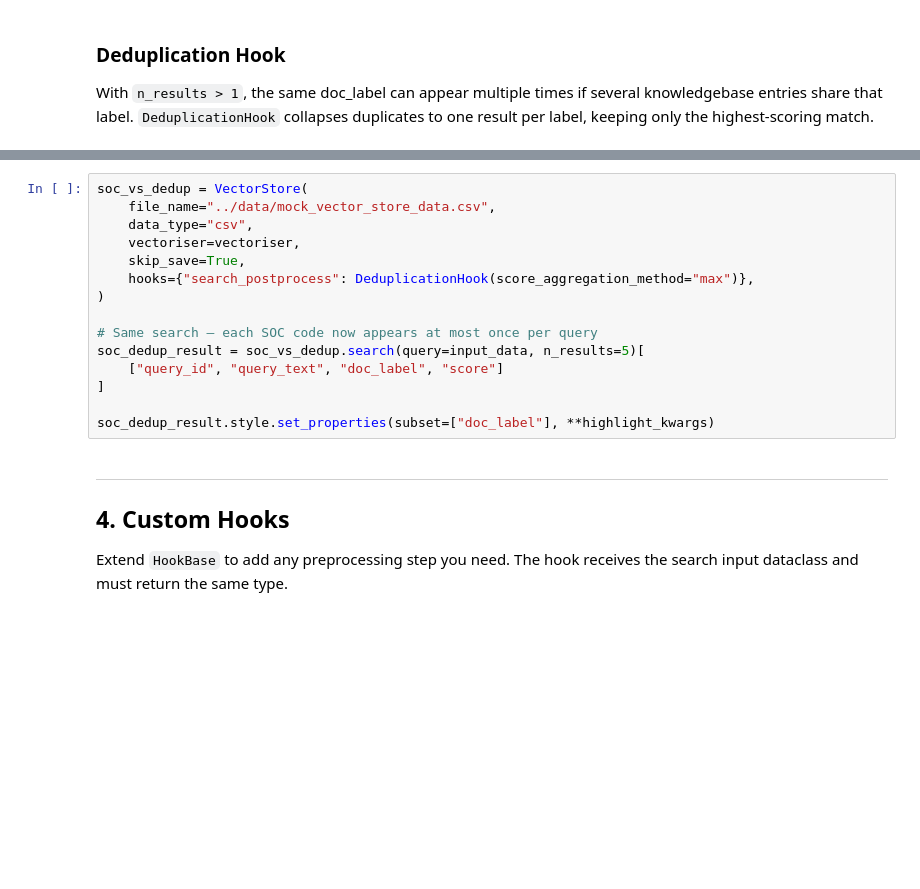
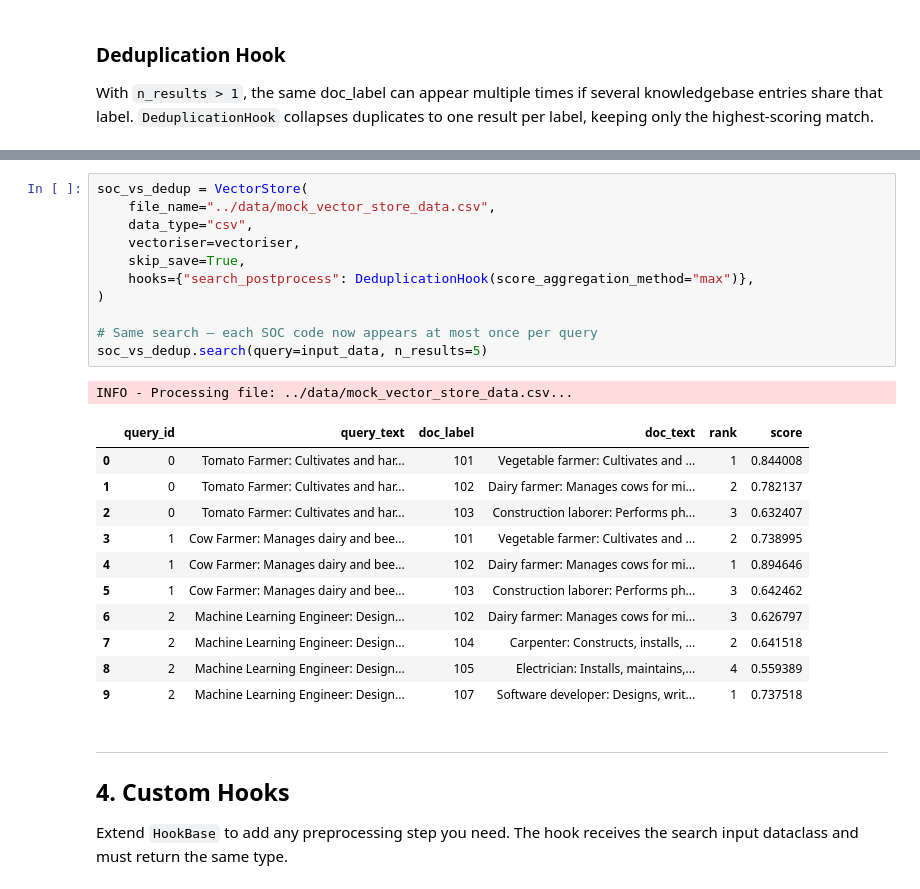
Before and after one commit to datasciencecampus/classifai_demo, a Jupyter notebook: notebooks/general_workflow_demo.ipynb, the cells around one changed output, grey strips where cells are left out. Cells and saved outputs as stored; diff of their text form; blank space fills up the shorter version.

```diff
--- a/notebooks/general_workflow_demo.ipynb
+++ b/notebooks/general_workflow_demo.ipynb
@@ -137,18 +178,27 @@ soc_result.style.set_properties(subset=["doc_label"], **highlight_kwargs)
 # %%
 soc_vs_dedup = VectorStore(
     file_name="../data/mock_vector_store_data.csv",
     data_type="csv",
     vectoriser=vectoriser,
     skip_save=True,
     hooks={"search_postprocess": DeduplicationHook(score_aggregation_method="max")},
 )
 
 # Same search — each SOC code now appears at most once per query
-soc_dedup_result = soc_vs_dedup.search(query=input_data, n_results=5)[
-    ["query_id", "query_text", "doc_label", "score"]
-]
-
-soc_dedup_result.style.set_properties(subset=["doc_label"], **highlight_kwargs)
+soc_vs_dedup.search(query=input_data, n_results=5)
+# %% [output]
+INFO - Processing file: ../data/mock_vector_store_data.csv...
+|  | query_id | query_text | doc_label | doc_text | rank | score |
+| 0 | 0 | Tomato Farmer: Cultivates and har... | 101 | Vegetable farmer: Cultivates and ... | 1 | 0.844008 |
+| 1 | 0 | Tomato Farmer: Cultivates and har... | 102 | Dairy farmer: Manages cows for mi... | 2 | 0.782137 |
+| 2 | 0 | Tomato Farmer: Cultivates and har... | 103 | Construction laborer: Performs ph... | 3 | 0.632407 |
+| 3 | 1 | Cow Farmer: Manages dairy and bee... | 101 | Vegetable farmer: Cultivates and ... | 2 | 0.738995 |
+| 4 | 1 | Cow Farmer: Manages dairy and bee... | 102 | Dairy farmer: Manages cows for mi... | 1 | 0.894646 |
+| 5 | 1 | Cow Farmer: Manages dairy and bee... | 103 | Construction laborer: Performs ph... | 3 | 0.642462 |
+| 6 | 2 | Machine Learning Engineer: Design... | 102 | Dairy farmer: Manages cows for mi... | 3 | 0.626797 |
+| 7 | 2 | Machine Learning Engineer: Design... | 104 | Carpenter: Constructs, installs, ... | 2 | 0.641518 |
+| 8 | 2 | Machine Learning Engineer: Design... | 105 | Electrician: Installs, maintains,... | 4 | 0.559389 |
+| 9 | 2 | Machine Learning Engineer: Design... | 107 | Software developer: Designs, writ... | 1 | 0.737518 |
 # %% [markdown]
 ---
 ## 4. Custom Hooks
```
Also changed, not shown: parts of 8 cells of this notebook, 1 other file.
